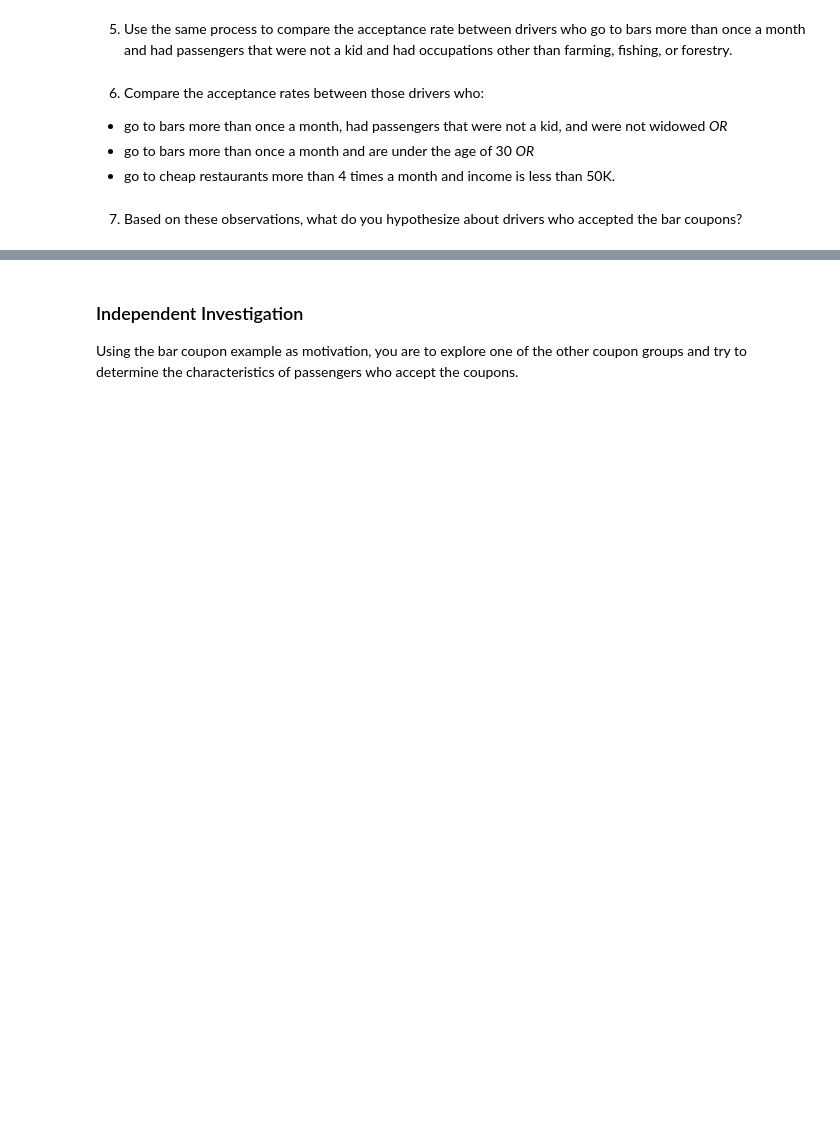
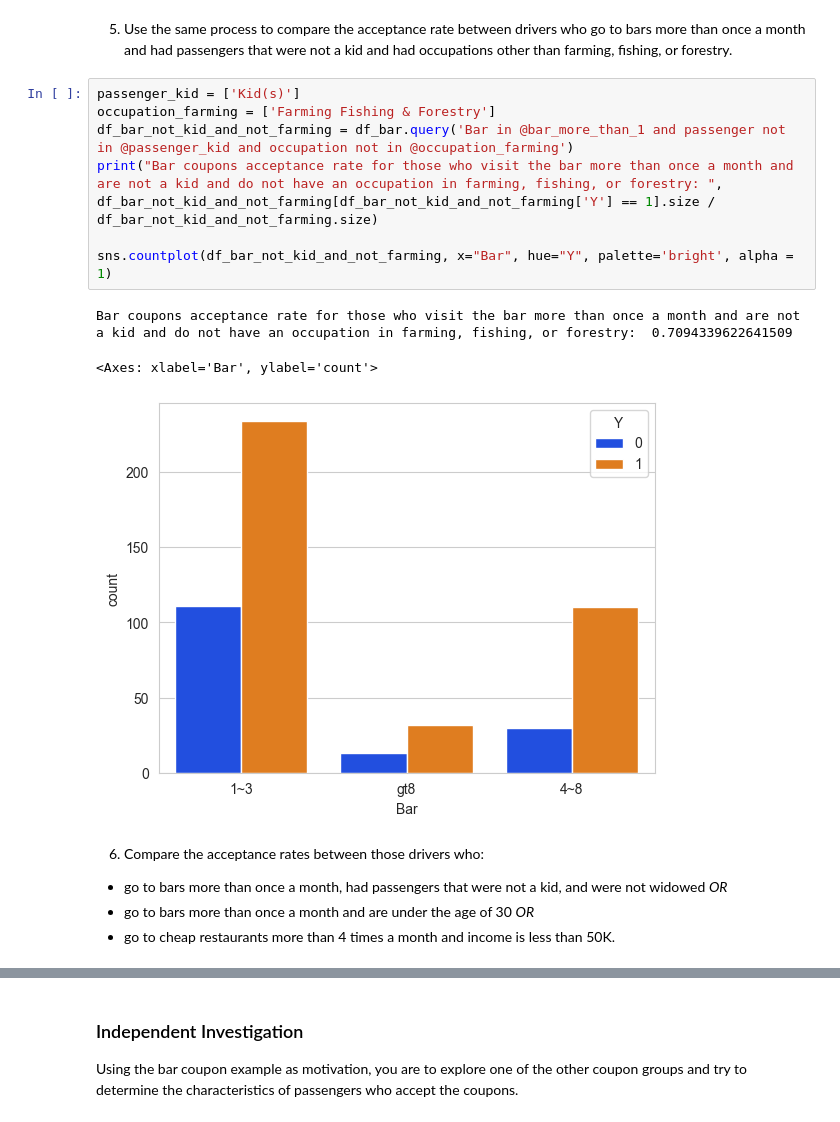
Before and after one commit to geo-rge-li/uci-coupon-analysis, a Jupyter notebook: prompt.ipynb, the cells around one changed output, grey strips where cells are left out. Cells and saved outputs as stored; diff of their text form; blank space fills up the shorter version.

```diff
--- a/prompt.ipynb
+++ b/prompt.ipynb
@@ -228,10 +269,19 @@ Bar coupons acceptance rate for those who visit the bar 4 or more times a month:
 # %% [markdown]
 5. Use the same process to compare the acceptance rate between drivers who go to bars more than once a month and had passengers that were not a kid and had occupations other than farming, fishing, or forestry.
+# %%
+passenger_kid = ['Kid(s)']
+occupation_farming = ['Farming Fishing & Forestry']
+df_bar_not_kid_and_not_farming = df_bar.query('Bar in @bar_more_than_1 and passenger not in @passenger_kid and occupation not in @occupation_farming')
+print("Bar coupons acceptance rate for those who visit the bar more than once a month and are not a kid and do not have an occupation in farming, fishing, or forestry: ", df_bar_not_kid_and_not_farming[df_bar_not_kid_and_not_farming['Y'] == 1].size / df_bar_not_kid_and_not_farming.size)
+
+sns.countplot(df_bar_not_kid_and_not_farming, x="Bar", hue="Y", palette='bright', alpha = 1)
+# %% [output]
+Bar coupons acceptance rate for those who visit the bar more than once a month and are not a kid and do not have an occupation in farming, fishing, or forestry:  0.7094339622641509
+<Axes: xlabel='Bar', ylabel='count'>
+[figure, added]
 # %% [markdown]
 6. Compare the acceptance rates between those drivers who:
 
 - go to bars more than once a month, had passengers that were not a kid, and were not widowed *OR*
 - go to bars more than once a month and are under the age of 30 *OR*
 - go to cheap restaurants more than 4 times a month and income is less than 50K.
-# %% [markdown]
-7.  Based on these observations, what do you hypothesize about drivers who accepted the bar coupons?
```
Also changed, not shown: parts of 12 cells of this notebook.
